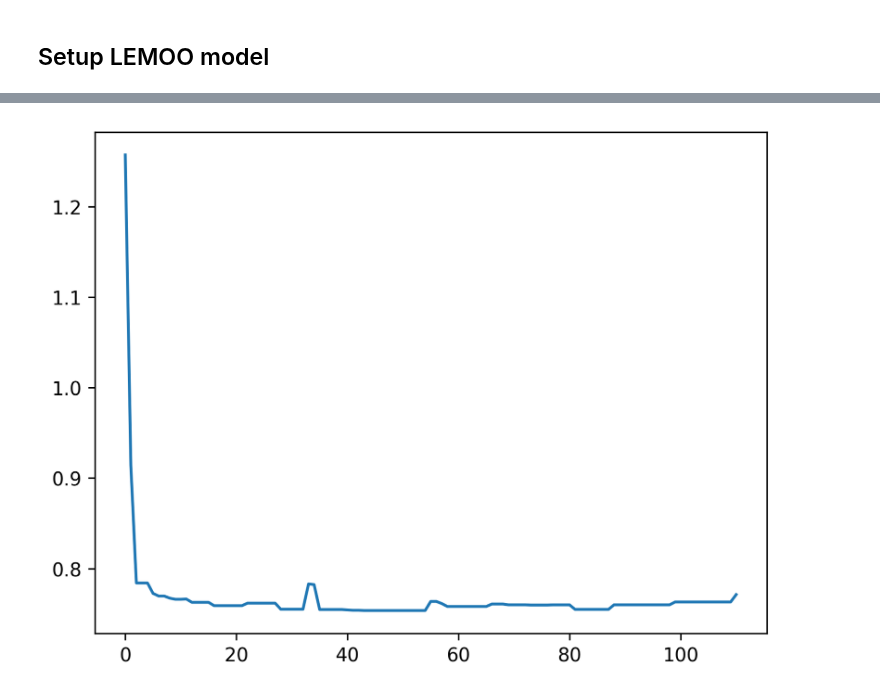
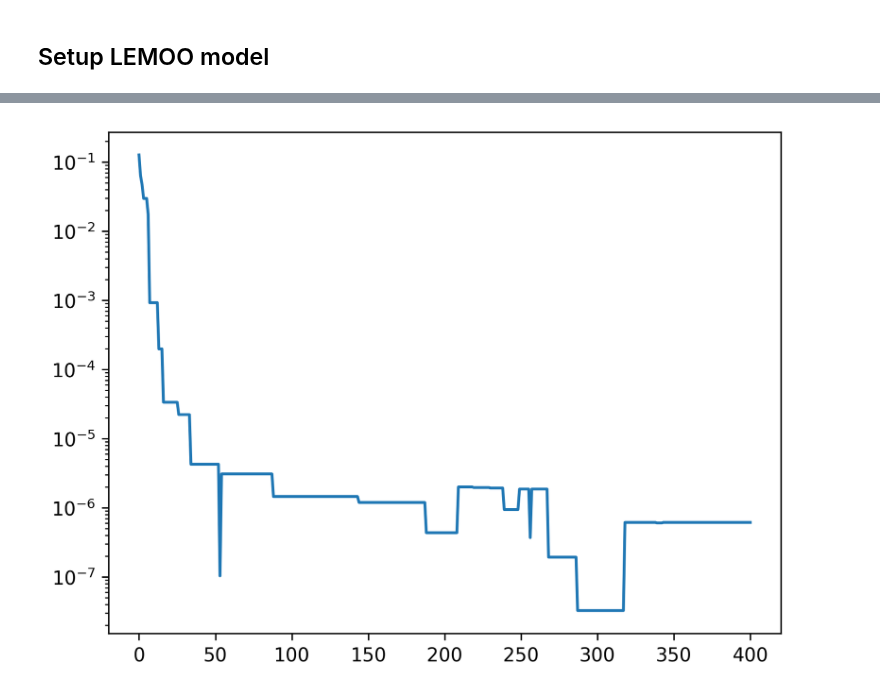
Before and after one commit to gialmisi/XLEMOO, a Jupyter notebook: notebooks/Testing.ipynb, the cells around one changed output, grey strips where cells are left out. Cells and saved outputs as stored; diff of their text form; code cells hidden in the pictures.

```diff
--- a/notebooks/Testing.ipynb
+++ b/notebooks/Testing.ipynb
@@ -24,11 +24,11 @@ import imodels
 # %% [markdown]
 ## Define problem
 # %%
-n_objectives = 5
-n_variables = 2
+n_objectives = 3
+n_variables = 5
 
-# problem = test_problem_builder("DTLZ2", n_variables, n_objectives)
-problem = river_pollution_problem()
+problem = test_problem_builder("DTLZ2", n_variables, n_objectives)
+# problem = river_pollution_problem()
 # %% [markdown]
 ## Setting model parameters
 # %%
@@ -115,6 +126,6 @@ plot_hypervolume(lemoo._generation_history, ref_point=nadir)
 # %%
-plot_best_fitnesses(lemoo._generation_history)
+plot_best_fitnesses(lemoo._generation_history, ylog=True)
 # %% [output]
-[figure, old version]
+[figure, new version]
 # %%
 print(lemoo.current_ml_model)
```
Also changed, not shown: parts of 18 cells of this notebook, 8 other files.
